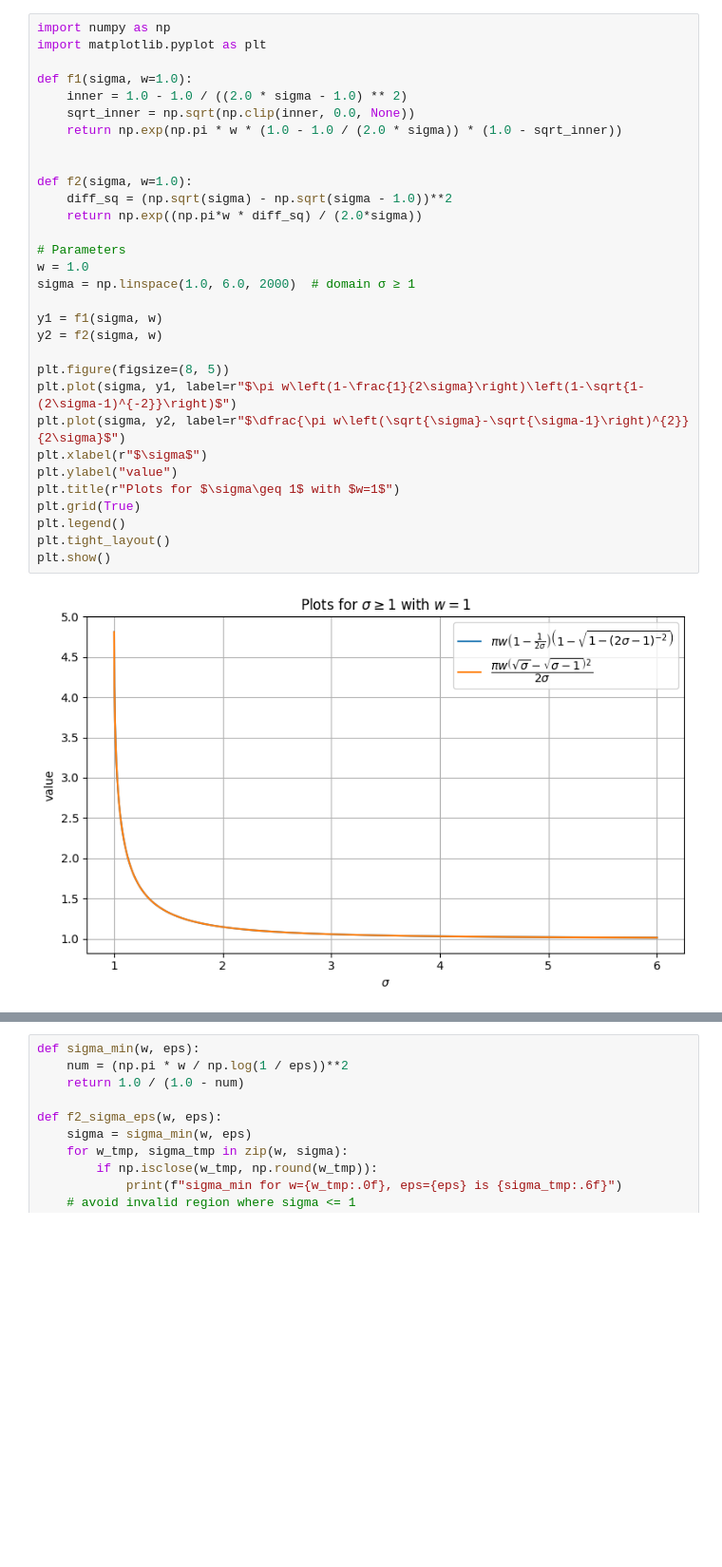
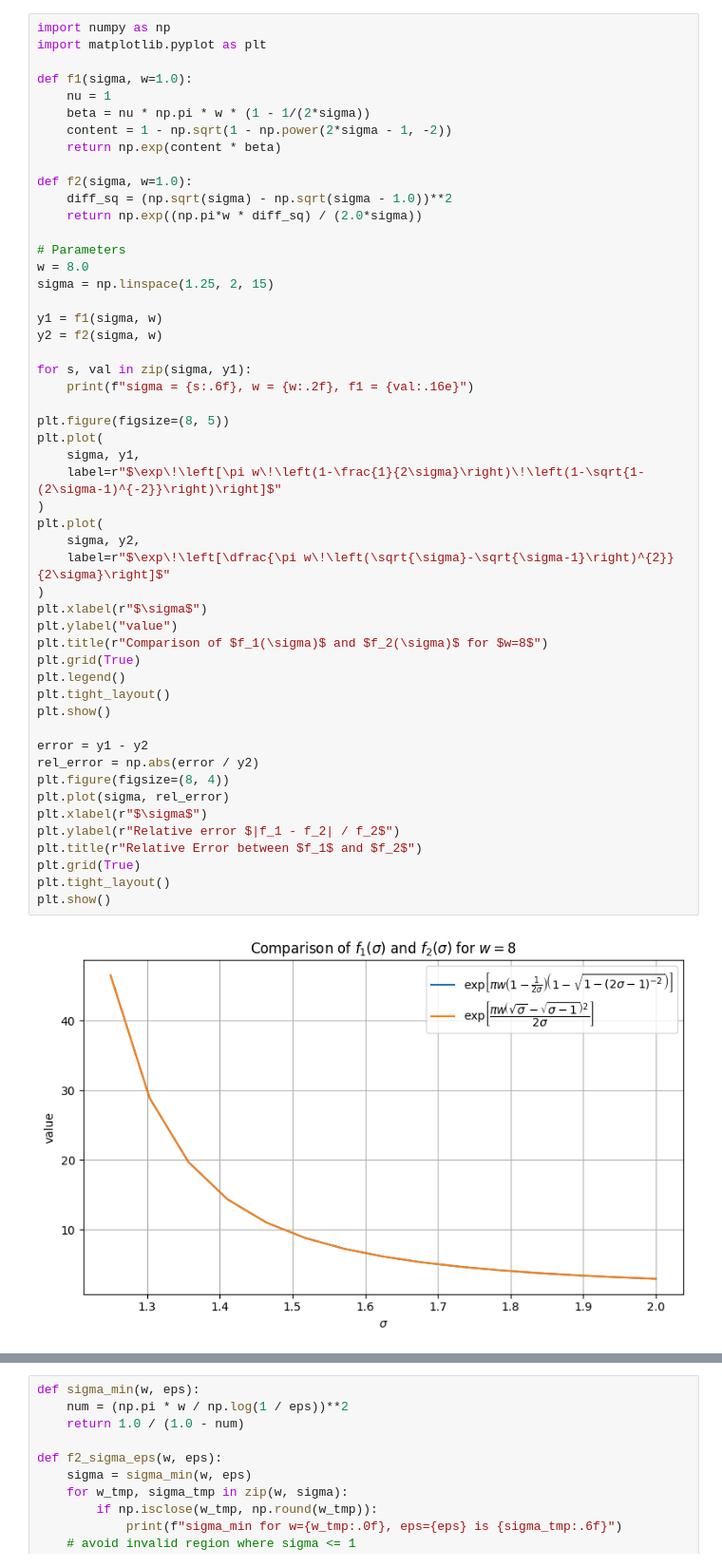
Before and after one commit to DiamonDinoia/finufft, a Jupyter notebook: devel/kernel_params.ipynb, the cells around one changed output, grey strips where cells are left out. Shown at 95% size. Cells and saved outputs as stored; diff of their text form; blank space fills up the shorter version.

```diff
--- a/devel/kernel_params.ipynb
+++ b/devel/kernel_params.ipynb
@@ -1,33 +1,53 @@
 # %%
 import numpy as np
 import matplotlib.pyplot as plt
 
 def f1(sigma, w=1.0):
-    inner = 1.0 - 1.0 / ((2.0 * sigma - 1.0) ** 2)
-    sqrt_inner = np.sqrt(np.clip(inner, 0.0, None))
-    return np.exp(np.pi * w * (1.0 - 1.0 / (2.0 * sigma)) * (1.0 - sqrt_inner))
-
+    nu = 1
+    beta = nu * np.pi * w * (1 - 1/(2*sigma))
+    content = 1 - np.sqrt(1 - np.power(2*sigma - 1, -2))
+    return np.exp(content * beta)
 
 def f2(sigma, w=1.0):
     diff_sq = (np.sqrt(sigma) - np.sqrt(sigma - 1.0))**2
     return np.exp((np.pi*w * diff_sq) / (2.0*sigma))
 
 # Parameters
-w = 1.0
-sigma = np.linspace(1.0, 6.0, 2000)  # domain σ ≥ 1
+w = 8.0
+sigma = np.linspace(1.25, 2, 15)
 
 y1 = f1(sigma, w)
 y2 = f2(sigma, w)
 
+for s, val in zip(sigma, y1):
+    print(f"sigma = {s:.6f}, w = {w:.2f}, f1 = {val:.16e}")
+
 plt.figure(figsize=(8, 5))
-plt.plot(sigma, y1, label=r"$\pi w\left(1-\frac{1}{2\sigma}\right)\left(1-\sqrt{1-(2\sigma-1)^{-2}}\right)$")
-plt.plot(sigma, y2, label=r"$\dfrac{\pi w\left(\sqrt{\sigma}-\sqrt{\sigma-1}\right)^{2}}{2\sigma}$")
+plt.plot(
+    sigma, y1,
+    label=r"$\exp\!\left[\pi w\!\left(1-\frac{1}{2\sigma}\right)\!\left(1-\sqrt{1-(2\sigma-1)^{-2}}\right)\right]$"
+)
+plt.plot(
+    sigma, y2,
+    label=r"$\exp\!\left[\dfrac{\pi w\!\left(\sqrt{\sigma}-\sqrt{\sigma-1}\right)^{2}}{2\sigma}\right]$"
+)
 plt.xlabel(r"$\sigma$")
 plt.ylabel("value")
-plt.title(r"Plots for $\sigma\geq 1$ with $w=1$")
+plt.title(r"Comparison of $f_1(\sigma)$ and $f_2(\sigma)$ for $w=8$")
 plt.grid(True)
 plt.legend()
 plt.tight_layout()
 plt.show()
+
+error = y1 - y2
+rel_error = np.abs(error / y2)
+plt.figure(figsize=(8, 4))
+plt.plot(sigma, rel_error)
+plt.xlabel(r"$\sigma$")
+plt.ylabel(r"Relative error $|f_1 - f_2| / f_2$")
+plt.title(r"Relative Error between $f_1$ and $f_2$")
+plt.grid(True)
+plt.tight_layout()
+plt.show()
 # %% [output]
-[figure, old version]
+[figure, new version]
```
Also changed, not shown: parts of 4 cells of this notebook.
